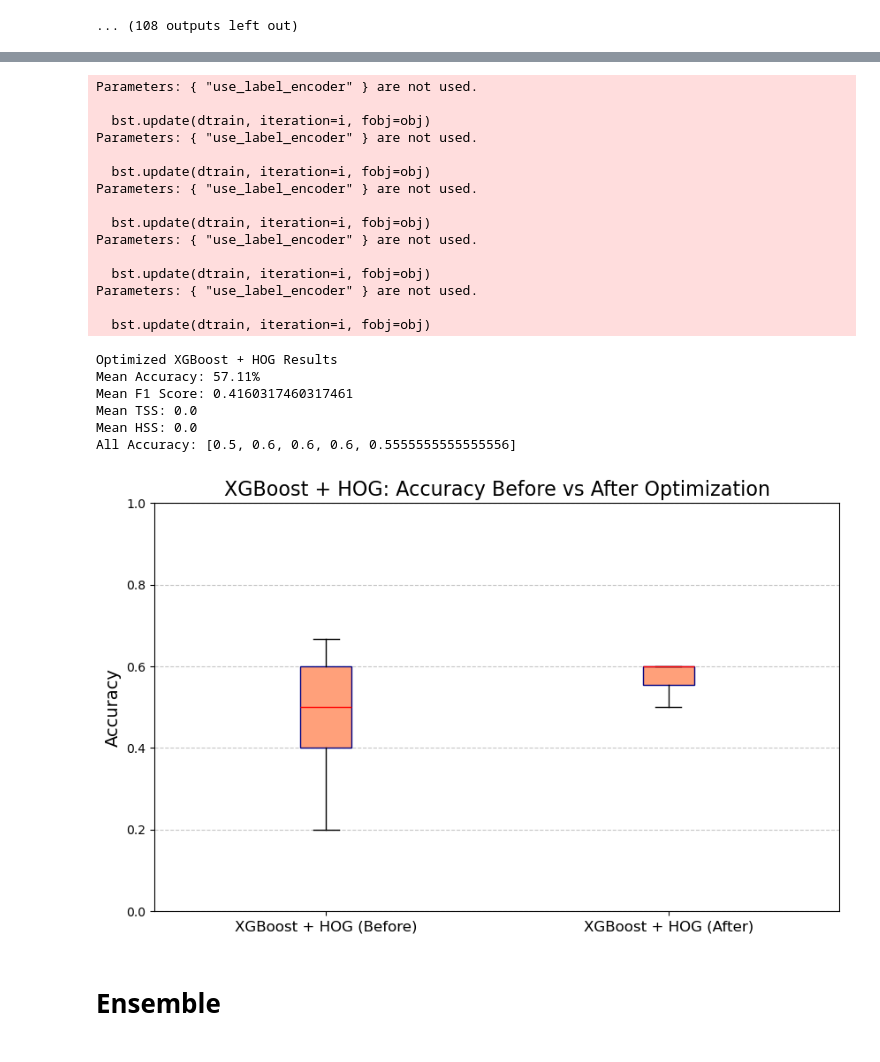
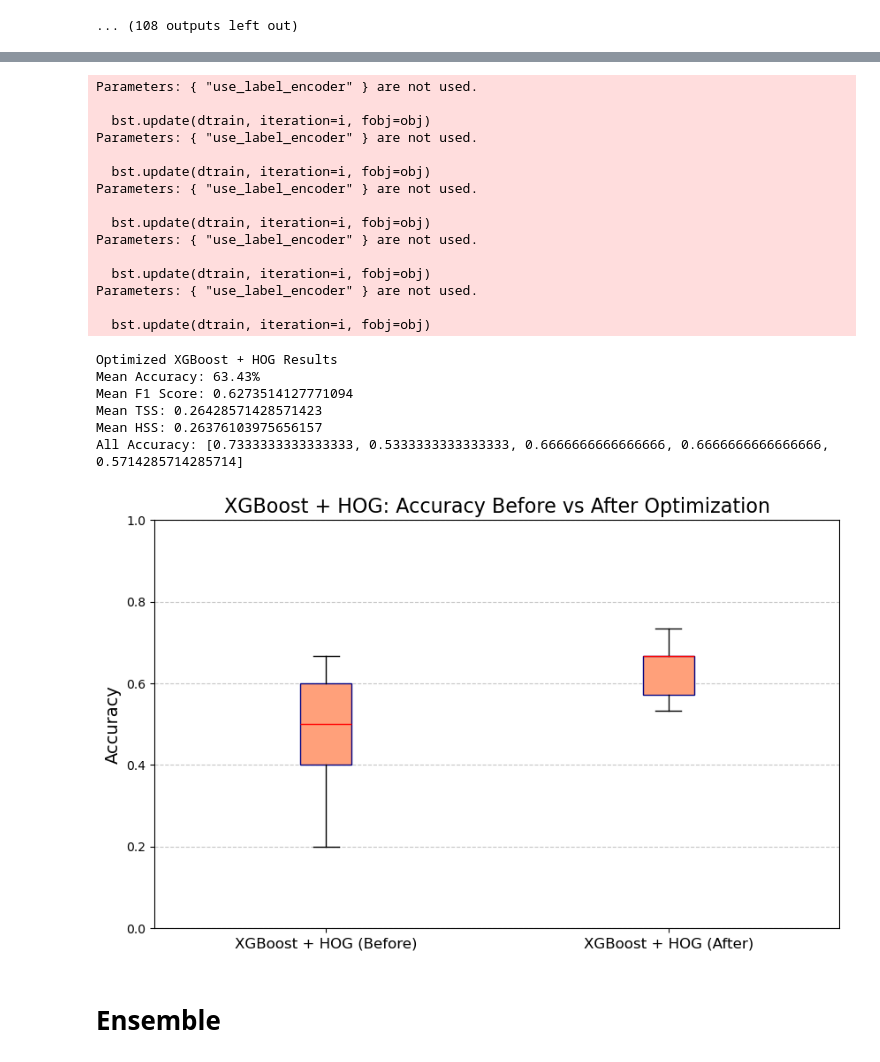
Before and after one commit to Gbp27/Polygon-Models, a Jupyter notebook: code.ipynb, the cells around one changed output, grey strips where cells are left out. Cells and saved outputs as stored; diff of their text form; code cells hidden in the pictures.

```diff
--- a/code.ipynb
+++ b/code.ipynb
@@ -2444,17 +3126,18 @@ for img in adjusted_images_AR_SEP.values():
 X, y = np.array(X), np.array(y)
 
 clf = XGBClassifier(
-    n_estimators=152,
-    max_depth=5,
-    learning_rate=0.07559710325579355,
-    subsample=0.6979258098407706,
-    colsample_bytree=0.5284461148513774,
-    gamma=2.0449270691427595,
-    min_child_weight=9,
+    n_estimators=135,
+    max_depth=8,
+    learning_rate=0.03094089782626398,
+    subsample=0.7350640954517434,
+    colsample_bytree=0.6150461753429347,
+    gamma=2.8100645137967035,
+    min_child_weight=1,
     use_label_encoder=False,
     eval_metric="logloss",
     random_state=42
 )
+# {'n_estimators': 135, 'max_depth': 8, 'learning_rate': 0.03094089782626398, 'subsample': 0.7350640954517434, 'colsample_bytree': 0.6150461753429347, 'gamma': 2.8100645137967035, 'min_child_weight': 1}
 
 skf = StratifiedKFold(n_splits=5, shuffle=True, random_state=42)
 accs, f1s, tsss, hsss = [], [], [], []
@@ -2500,39 +3183,39 @@ Parameters: { "use_label_encoder" } are not used.
 
   bst.update(dtrain, iteration=i, fobj=obj)
 Optimized XGBoost + HOG Results
-Mean Accuracy: 57.11%
-Mean F1 Score: 0.4160317460317461
-Mean TSS: 0.0
-Mean HSS: 0.0
-All Accuracy: [0.5, 0.6, 0.6, 0.6, 0.5555555555555556]
+Mean Accuracy: 63.43%
+Mean F1 Score: 0.6273514127771094
+Mean TSS: 0.26428571428571423
+Mean HSS: 0.26376103975656157
+All Accuracy: [0.7333333333333333, 0.5333333333333333, 0.6666666666666666, 0.6666666666666666, 0.5714285714285714]
 # %%
 import matplotlib.pyplot as plt
 
 accuracy_data = {
     "XGBoost + HOG (Before)": [0.6, 0.4, 0.2, 0.5, 0.6666666666666666],
-    "XGBoost + HOG (After)": [0.5, 0.6, 0.6, 0.6, 0.5555555555555556],
+    "XGBoost + HOG (After)": [0.7333333333333333, 0.5333333333333333, 0.6666666666666666, 0.6666666666666666, 0.5714285714285714],
 }
 
 plt.figure(figsize=(10, 6))
 
 plt.boxplot(
     accuracy_data.values(),
     patch_artist=True,
     boxprops=dict(facecolor='lightsalmon', color='navy'),
     medianprops=dict(color='red', linewidth=1),
     whiskerprops=dict(color='black'),
     capprops=dict(color='black')
 )
 
 plt.xticks(range(1, len(accuracy_data) + 1), accuracy_data.keys(), fontsize=12)
 plt.ylabel("Accuracy", fontsize=14)
 plt.title("XGBoost + HOG: Accuracy Before vs After Optimization", fontsize=16)
 plt.grid(axis='y', linestyle='--', alpha=0.7)
 plt.ylim(0, 1)
 
 plt.show()
 # %% [output]
-[figure, old version]
+[figure, new version]
 # %% [markdown]
 # Ensemble
 # %%
```
Also changed, not shown: parts of 48 cells of this notebook, 8 other files.
